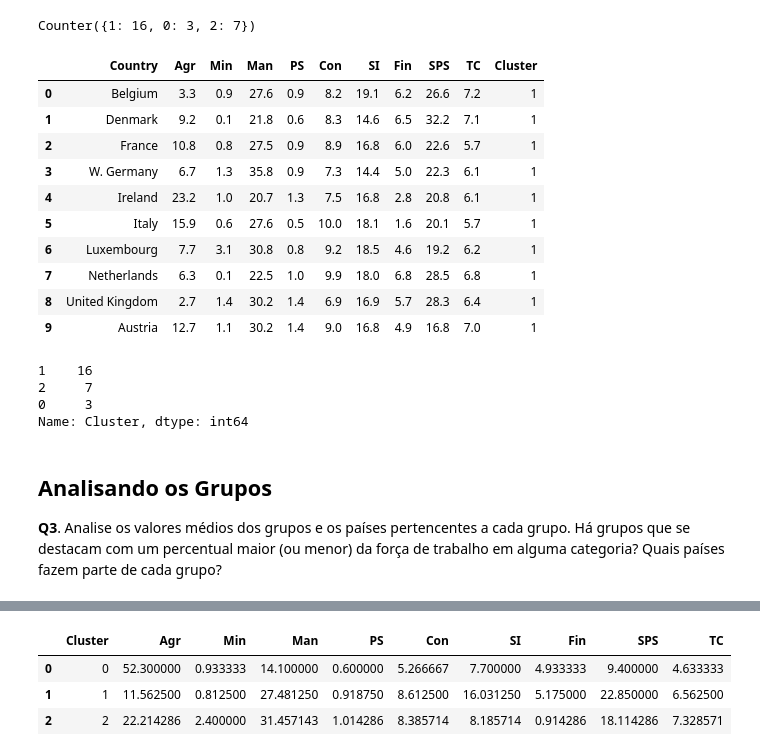
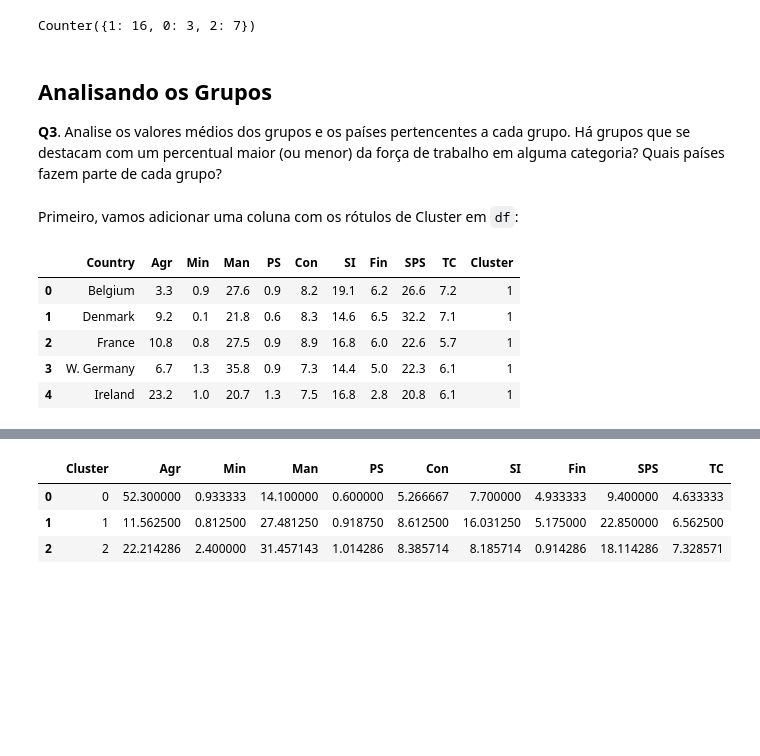
Before and after one commit to ggpgutierrez/IA_2022S2, a Jupyter notebook: A2_2022S2_solucao.ipynb, the cells around one changed output, grey strips where cells are left out. Cells and saved outputs as stored; diff of their text form; code cells hidden in the pictures; blank space fills up the shorter version.

```diff
--- a/A2_2022S2_solucao.ipynb
+++ b/A2_2022S2_solucao.ipynb
@@ -166,31 +166,21 @@ import collections
 collections.Counter(labels)
 # %% [output]
 Counter({1: 16, 0: 3, 2: 7})
-# %%
-df['Cluster'] = labels
-df.head(10)
-# %% [output]
-|  | Country | Agr | Min | Man | PS | Con | SI | Fin | SPS | TC | Cluster |
-| 0 | Belgium | 3.3 | 0.9 | 27.6 | 0.9 | 8.2 | 19.1 | 6.2 | 26.6 | 7.2 | 1 |
-| 1 | Denmark | 9.2 | 0.1 | 21.8 | 0.6 | 8.3 | 14.6 | 6.5 | 32.2 | 7.1 | 1 |
-| 2 | France | 10.8 | 0.8 | 27.5 | 0.9 | 8.9 | 16.8 | 6.0 | 22.6 | 5.7 | 1 |
-| 3 | W. Germany | 6.7 | 1.3 | 35.8 | 0.9 | 7.3 | 14.4 | 5.0 | 22.3 | 6.1 | 1 |
-| 4 | Ireland | 23.2 | 1.0 | 20.7 | 1.3 | 7.5 | 16.8 | 2.8 | 20.8 | 6.1 | 1 |
-| 5 | Italy | 15.9 | 0.6 | 27.6 | 0.5 | 10.0 | 18.1 | 1.6 | 20.1 | 5.7 | 1 |
-| 6 | Luxembourg | 7.7 | 3.1 | 30.8 | 0.8 | 9.2 | 18.5 | 4.6 | 19.2 | 6.2 | 1 |
-| 7 | Netherlands | 6.3 | 0.1 | 22.5 | 1.0 | 9.9 | 18.0 | 6.8 | 28.5 | 6.8 | 1 |
-| 8 | United Kingdom | 2.7 | 1.4 | 30.2 | 1.4 | 6.9 | 16.9 | 5.7 | 28.3 | 6.4 | 1 |
-| 9 | Austria | 12.7 | 1.1 | 30.2 | 1.4 | 9.0 | 16.8 | 4.9 | 16.8 | 7.0 | 1 |
-# %%
-df.Cluster.value_counts()
-# %% [output]
-1    16
-2     7
-0     3
-Name: Cluster, dtype: int64
 # %% [markdown]
 ## Analisando os Grupos
 
 
 
 **Q3**. Analise os valores médios dos grupos e os países pertencentes a cada grupo. Há grupos que se destacam com um percentual maior (ou menor) da força de trabalho em alguma categoria? Quais países fazem parte de cada grupo?
+# %% [markdown]
+Primeiro, vamos adicionar uma coluna com os rótulos de Cluster em `df`:
+# %%
+df['Cluster'] = labels
+df.head()
+# %% [output]
+|  | Country | Agr | Min | Man | PS | Con | SI | Fin | SPS | TC | Cluster |
+| 0 | Belgium | 3.3 | 0.9 | 27.6 | 0.9 | 8.2 | 19.1 | 6.2 | 26.6 | 7.2 | 1 |
+| 1 | Denmark | 9.2 | 0.1 | 21.8 | 0.6 | 8.3 | 14.6 | 6.5 | 32.2 | 7.1 | 1 |
+| 2 | France | 10.8 | 0.8 | 27.5 | 0.9 | 8.9 | 16.8 | 6.0 | 22.6 | 5.7 | 1 |
+| 3 | W. Germany | 6.7 | 1.3 | 35.8 | 0.9 | 7.3 | 14.4 | 5.0 | 22.3 | 6.1 | 1 |
+| 4 | Ireland | 23.2 | 1.0 | 20.7 | 1.3 | 7.5 | 16.8 | 2.8 | 20.8 | 6.1 | 1 |
```
Also changed, not shown: parts of 12 cells of this notebook.
